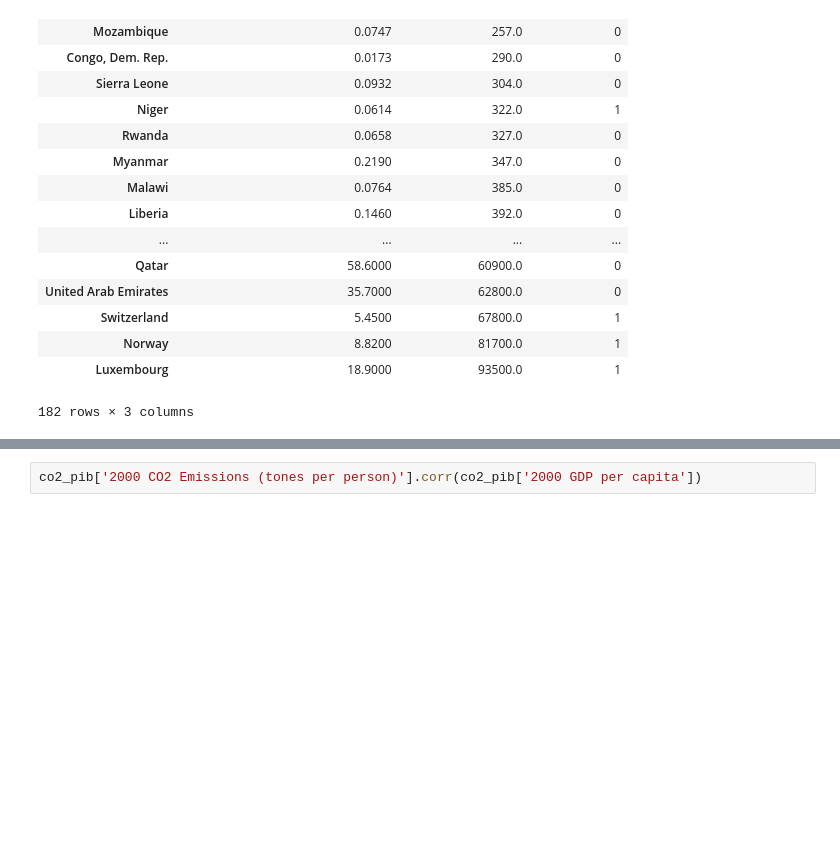
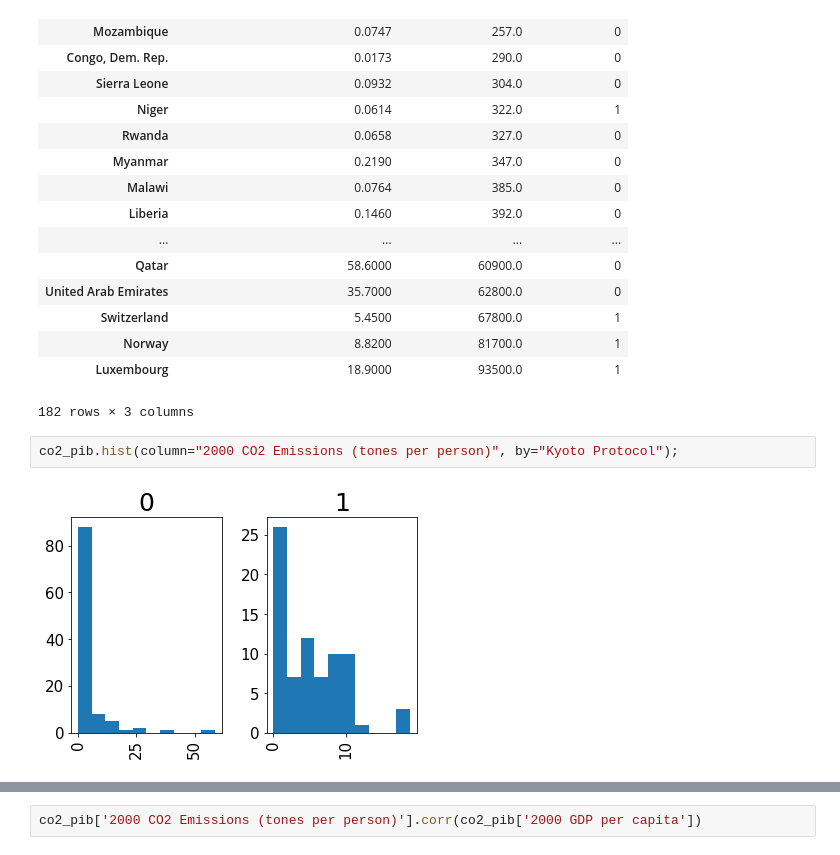
Before and after one commit to matheusar/Projeto-1-CD, a Jupyter notebook: Projeto 1.ipynb, the cells around one changed output, grey strips where cells are left out. Drawn from its saved outputs; the diff is of its cells as text; blank space fills up the shorter version.

```diff
--- a/Projeto 1.ipynb
+++ b/Projeto 1.ipynb
@@ -150,3 +152,7 @@ co2_pib
 | Norway | 8.8200 | 81700.0 | 1 |
 | Luxembourg | 18.9000 | 93500.0 | 1 |
 182 rows × 3 columns
+# %%
+co2_pib.hist(column="2000 CO2 Emissions (tones per person)", by="Kyoto Protocol");
+# %% [output]
+[figure, added]
```
Also changed, not shown: parts of 20 cells of this notebook.
